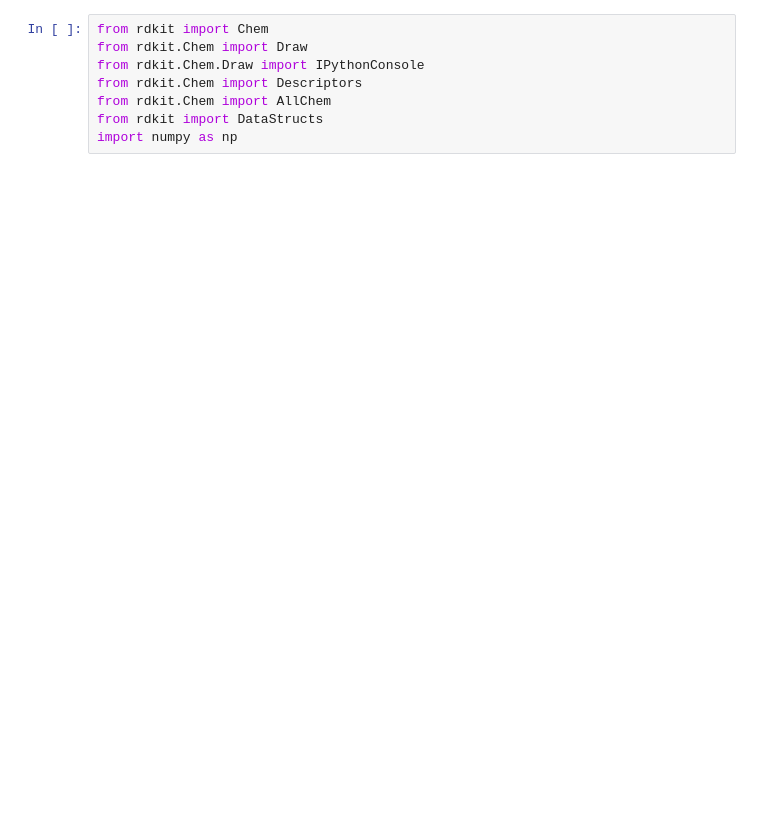
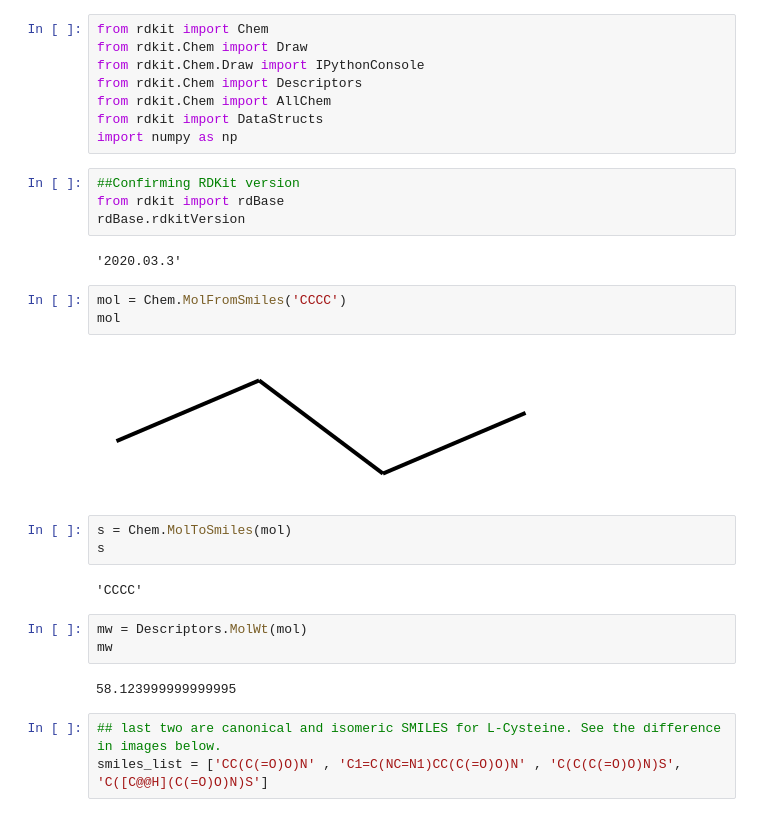
Before and after one commit to MandarKemicentrum/RDKit_Practice, a Jupyter notebook: RDKit_intro.ipynb, the cells around one changed output. Saved outputs shown, nothing was run; the diff lists cells and outputs as text; blank space fills up the shorter version.

```diff
--- a/RDKit_intro.ipynb
+++ b/RDKit_intro.ipynb
@@ -30,3 +31,27 @@ from rdkit.Chem import Descriptors
 from rdkit.Chem import AllChem
 from rdkit import DataStructs
 import numpy as np
+# %%
+##Confirming RDKit version
+from rdkit import rdBase
+rdBase.rdkitVersion
+# %% [output]
+'2020.03.3'
+# %%
+mol = Chem.MolFromSmiles('CCCC')
+mol
+# %% [output]
+[figure, added]
+# %%
+s = Chem.MolToSmiles(mol)
+s
+# %% [output]
+'CCCC'
+# %%
+mw = Descriptors.MolWt(mol)
+mw
+# %% [output]
+58.123999999999995
+# %%
+## last two are canonical and isomeric SMILES for L-Cysteine. See the difference in images below.
+smiles_list = ['CC(C(=O)O)N' , 'C1=C(NC=N1)CC(C(=O)O)N' , 'C(C(C(=O)O)N)S', 'C([C@@H](C(=O)O)N)S']
```
Also changed, not shown: parts of 17 cells of this notebook.
